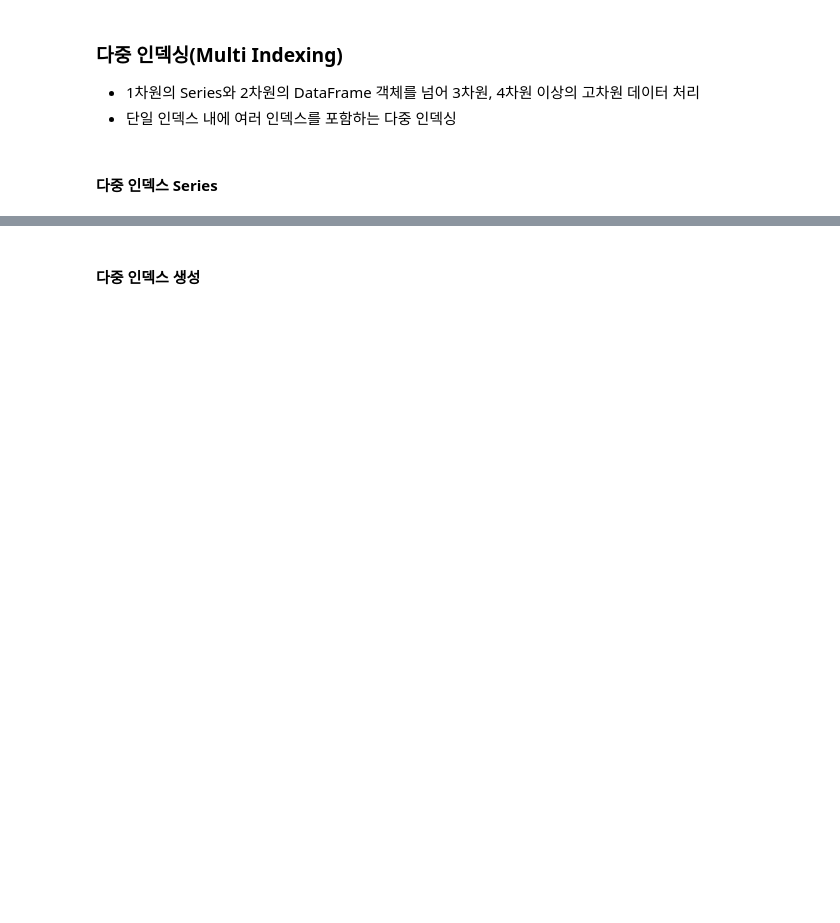
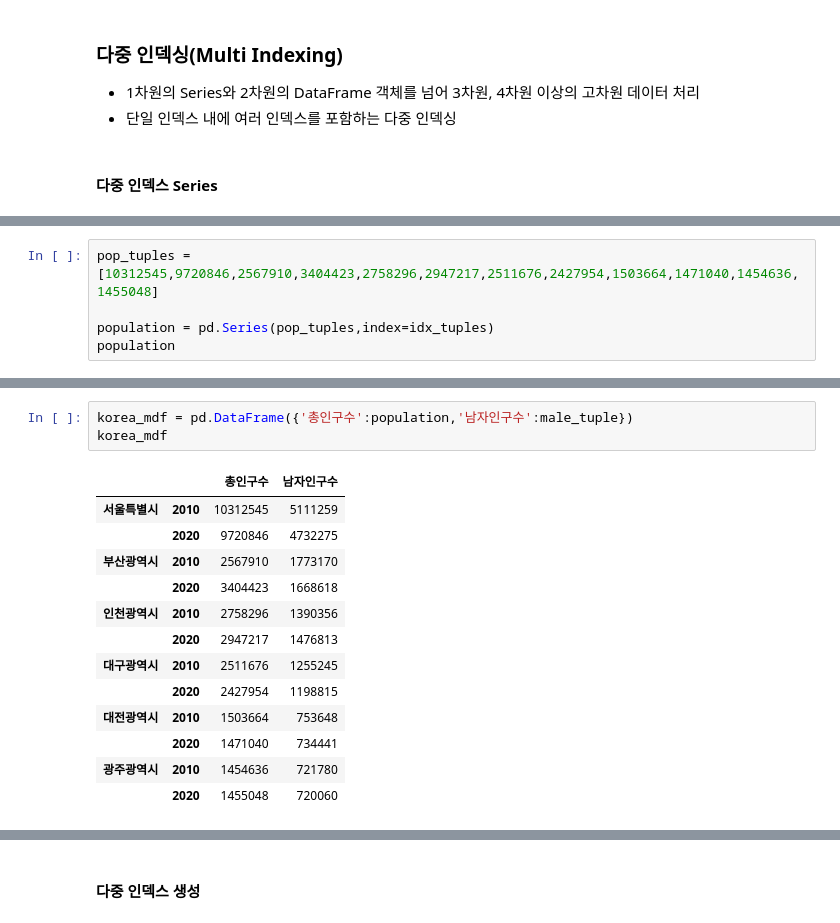
Before and after one commit to hyeonniii/NLP, a Jupyter notebook: _Pandas_한번에_제대로_배우기.ipynb, the cells around one changed output, grey strips where cells are left out. Drawn from its saved outputs; the diff is of its cells as text; blank space fills up the shorter version.

```diff
--- a/_Pandas_한번에_제대로_배우기.ipynb
+++ b/_Pandas_한번에_제대로_배우기.ipynb
@@ -317,0 +578,5 @@ list(s.items())
+# %%
+pop_tuples = [10312545,9720846,2567910,3404423,2758296,2947217,2511676,2427954,1503664,1471040,1454636,1455048]
+
+population = pd.Series(pop_tuples,index=idx_tuples)
+population
@@ -317,0 +690,17 @@ list(s.items())
+# %%
+korea_mdf = pd.DataFrame({'총인구수':population,'남자인구수':male_tuple})
+korea_mdf
+# %% [output]
+|  |  | 총인구수 | 남자인구수 |
+| 서울특별시 | 2010 | 10312545 | 5111259 |
+|  | 2020 | 9720846 | 4732275 |
+| 부산광역시 | 2010 | 2567910 | 1773170 |
+|  | 2020 | 3404423 | 1668618 |
+| 인천광역시 | 2010 | 2758296 | 1390356 |
+|  | 2020 | 2947217 | 1476813 |
+| 대구광역시 | 2010 | 2511676 | 1255245 |
+|  | 2020 | 2427954 | 1198815 |
+| 대전광역시 | 2010 | 1503664 | 753648 |
+|  | 2020 | 1471040 | 734441 |
+| 광주광역시 | 2010 | 1454636 | 721780 |
+|  | 2020 | 1455048 | 720060 |
```
Also changed, not shown: parts of 51 cells of this notebook.
